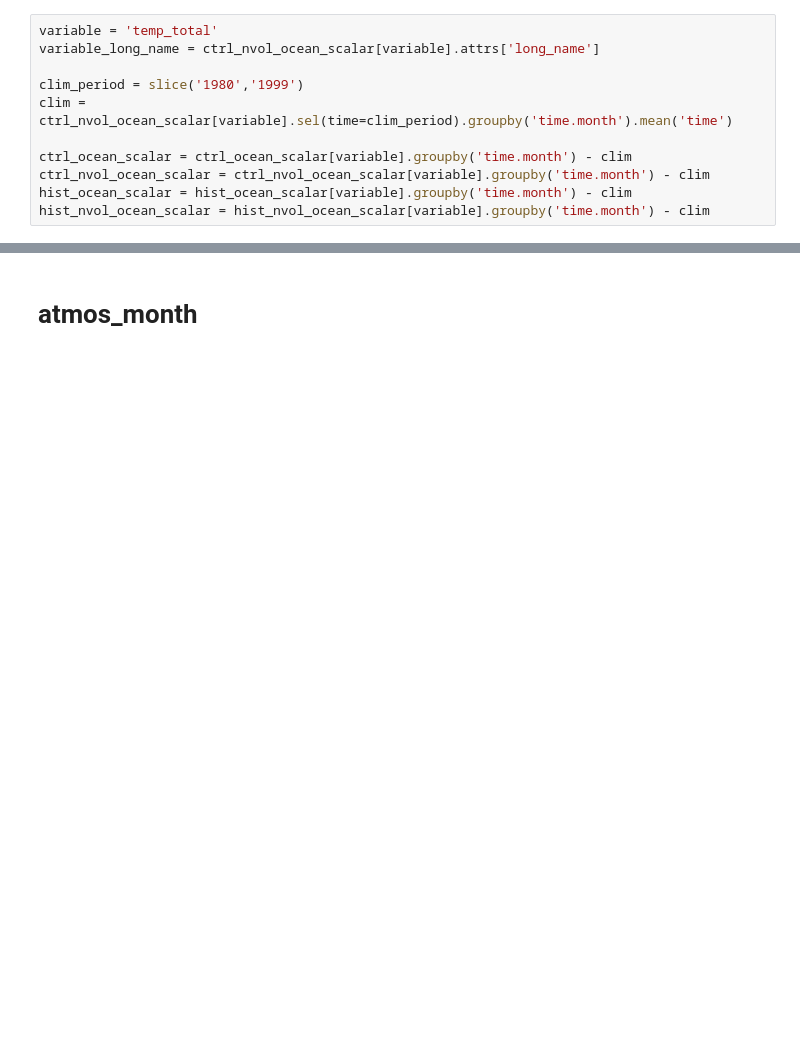
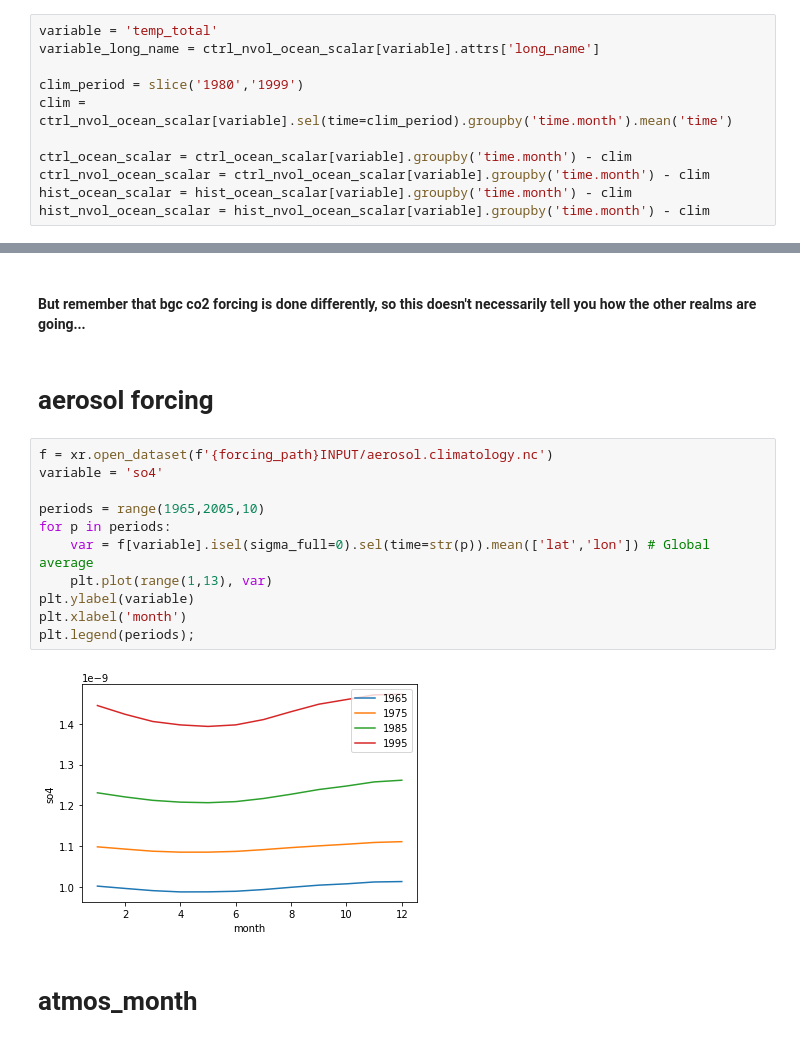
Before and after one commit to dougiesquire/cm-historical, a Jupyter notebook: notebooks/hist_mem001.ipynb, the cells around one changed output, grey strips where cells are left out. Cells and saved outputs as stored; diff of their text form; blank space fills up the shorter version.

```diff
--- a/notebooks/hist_mem001.ipynb
+++ b/notebooks/hist_mem001.ipynb
@@ -97,3 +131,20 @@ ax1.set_xlim(xlims);
+# %% [markdown]
+#### But remember that bgc co2 forcing is done differently, so this doesn't necessarily tell you how the other realms are going...
+# %% [markdown]
+# aerosol forcing
+# %%
+f = xr.open_dataset(f'{forcing_path}INPUT/aerosol.climatology.nc')
+variable = 'so4'
+
+periods = range(1965,2005,10)
+for p in periods:
+    var = f[variable].isel(sigma_full=0).sel(time=str(p)).mean(['lat','lon']) # Global average
+    plt.plot(range(1,13), var)
+plt.ylabel(variable)
+plt.xlabel('month')
+plt.legend(periods);
+# %% [output]
+[figure, added]
 # %% [markdown]
 # atmos_month
 # %%
```
Also changed, not shown: parts of 15 cells of this notebook.
